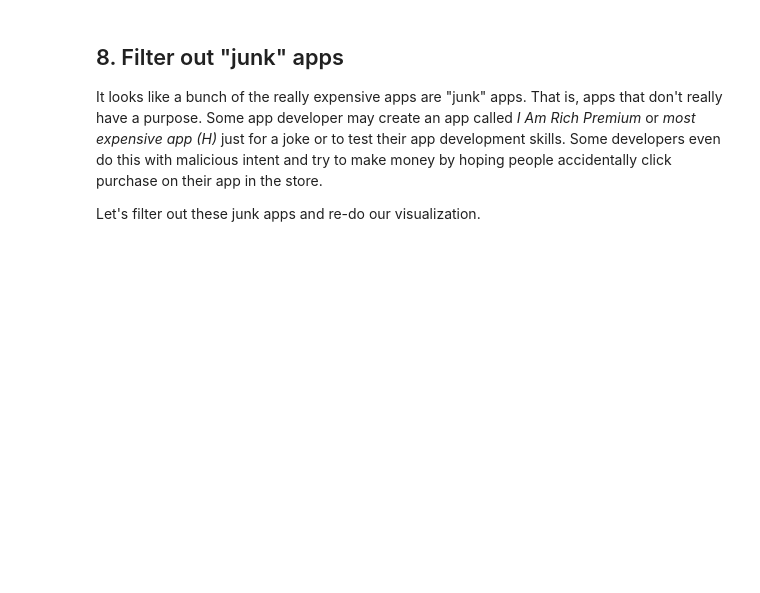
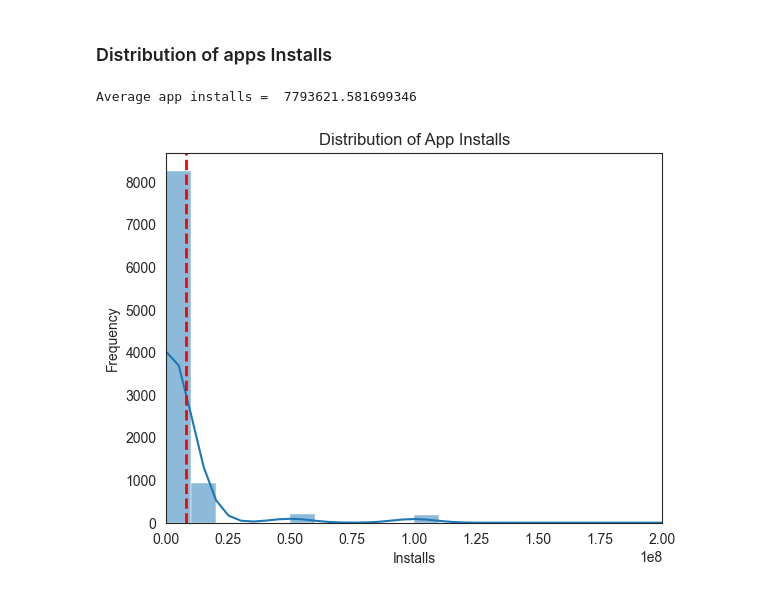
Before and after one commit to tqv24/ds-apps_market, a Jupyter notebook: notebook.ipynb, the cells around one changed output. Saved outputs shown, nothing was run; the diff lists cells and outputs as text; code cells hidden in the pictures; blank space fills up the shorter version.

```diff
--- a/notebook.ipynb
+++ b/notebook.ipynb
@@ -188,20 +211,0 @@ Average app rating =  4.173243045387994
-# %%
-%matplotlib inline
-import seaborn as sns
-sns.set_style("darkgrid")
-import warnings
-warnings.filterwarnings("ignore")
-
-# Select rows where both 'Rating' and 'Size' values are present (ie. the two values are not null)
-apps_with_size_and_rating_present = apps[(apps['Rating'].isnull() == False) & (apps['Size'].isnull() == False) ]
-
-# Subset for categories with at least 250 apps
-large_categories = apps_with_size_and_rating_present.groupby('Category').filter(lambda x: len(x) >= 250)
-# Plot size vs. rating
-plt1 = sns.jointplot(x = large_categories['Size'], y = large_categories['Rating'])
-
-
-# Select apps whose 'Type' is 'Paid'
-paid_apps = apps_with_size_and_rating_present[apps_with_size_and_rating_present['Type'] == "Paid"]
-# Plot price vs. rating
-plt2 = sns.jointplot(x = paid_apps['Price'], y = paid_apps['Rating'])
@@ -252,4 +211,0 @@ apps_above_200[['Category', 'App', 'Price']]
-# %% [markdown]
-## 8. Filter out "junk" apps
-<p>It looks like a bunch of the really expensive apps are "junk" apps. That is, apps that don't really have a purpose. Some app developer may create an app called <em>I Am Rich Premium</em> or <em>most expensive app (H)</em> just for a joke or to test their app development skills. Some developers even do this with malicious intent and try to make money by hoping people accidentally click purchase on their app in the store.</p>
-<p>Let's filter out these junk apps and re-do our visualization.</p>
@@ -265,0 +212,26 @@ ax.set_title('App pricing trend across categories after filtering for junk apps'
+# %% [markdown]
+### Distribution of apps Installs
+# %%
+import matplotlib.pyplot as plt
+
+# Average installs of apps
+avg_app_installs = apps['Installs'].mean()
+print('Average app installs = ', avg_app_installs)
+
+# Distribution of apps according to their ratings
+fig, ax = plt.subplots()
+
+sns.histplot(apps['Installs'], kde=True, bins=100, ax=ax)
+ax.axvline(avg_app_installs, color='r', linestyle='--', linewidth=2)
+
+ax.set_title('Distribution of App Installs')
+ax.set_xlabel('Installs')
+ax.set_ylabel('Frequency')
+sns.set_style("white")
+ax.set_xlim(left = 0, right=0.2e9)
+ax.set_ylim(bottom=0)
+
+plt.show()
+# %% [output]
+Average app installs =  7793621.581699346
+[figure, added]
```
Also changed, not shown: parts of 64 cells of this notebook.
